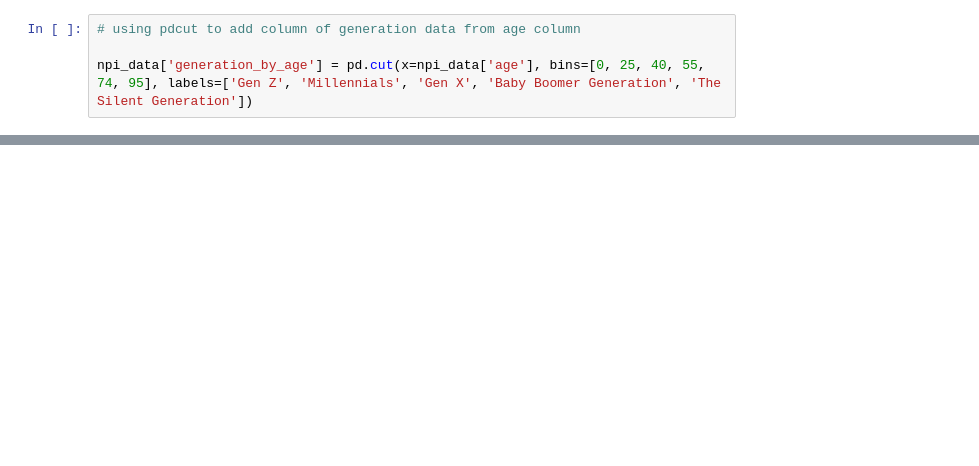
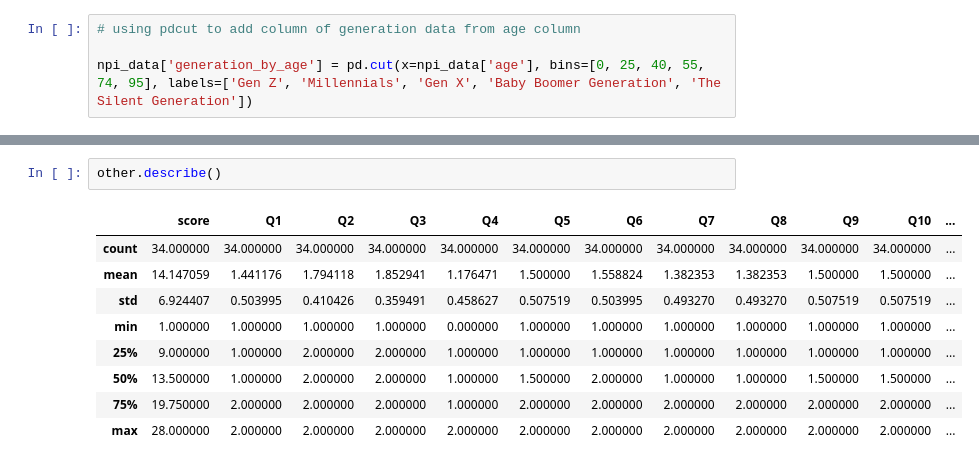
Before and after one commit to scrunts23/Unit-1-build-, a Jupyter notebook: Unit_1_Build.ipynb, the cells around one changed output, grey strips where cells are left out. Drawn from its saved outputs; the diff is of its cells as text; blank space fills up the shorter version.

```diff
--- a/Unit_1_Build.ipynb
+++ b/Unit_1_Build.ipynb
@@ -127,0 +279,12 @@ other.head()
+# %%
+other.describe()
+# %% [output]
+|  | score | Q1 | Q2 | Q3 | Q4 | Q5 | Q6 | Q7 | Q8 | Q9 | Q10 | ... |
+| count | 34.000000 | 34.000000 | 34.000000 | 34.000000 | 34.000000 | 34.000000 | 34.000000 | 34.000000 | 34.000000 | 34.000000 | 34.000000 | ... |
+| mean | 14.147059 | 1.441176 | 1.794118 | 1.852941 | 1.176471 | 1.500000 | 1.558824 | 1.382353 | 1.382353 | 1.500000 | 1.500000 | ... |
+| std | 6.924407 | 0.503995 | 0.410426 | 0.359491 | 0.458627 | 0.507519 | 0.503995 | 0.493270 | 0.493270 | 0.507519 | 0.507519 | ... |
+| min | 1.000000 | 1.000000 | 1.000000 | 1.000000 | 0.000000 | 1.000000 | 1.000000 | 1.000000 | 1.000000 | 1.000000 | 1.000000 | ... |
+| 25% | 9.000000 | 1.000000 | 2.000000 | 2.000000 | 1.000000 | 1.000000 | 1.000000 | 1.000000 | 1.000000 | 1.000000 | 1.000000 | ... |
+| 50% | 13.500000 | 1.000000 | 2.000000 | 2.000000 | 1.000000 | 1.500000 | 2.000000 | 1.000000 | 1.000000 | 1.500000 | 1.500000 | ... |
+| 75% | 19.750000 | 2.000000 | 2.000000 | 2.000000 | 1.000000 | 2.000000 | 2.000000 | 2.000000 | 2.000000 | 2.000000 | 2.000000 | ... |
+| max | 28.000000 | 2.000000 | 2.000000 | 2.000000 | 2.000000 | 2.000000 | 2.000000 | 2.000000 | 2.000000 | 2.000000 | 2.000000 | ... |
```
Also changed, not shown: parts of 20 cells of this notebook.
